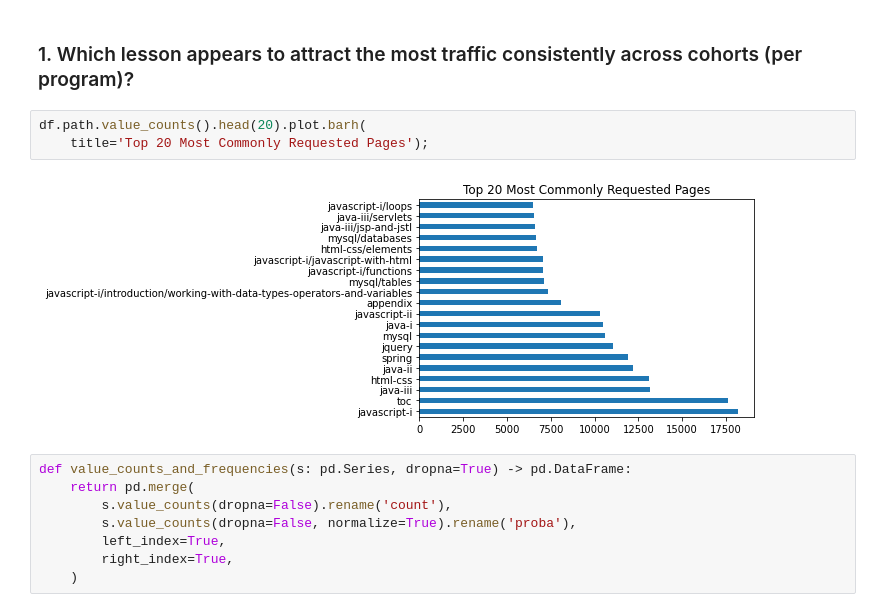
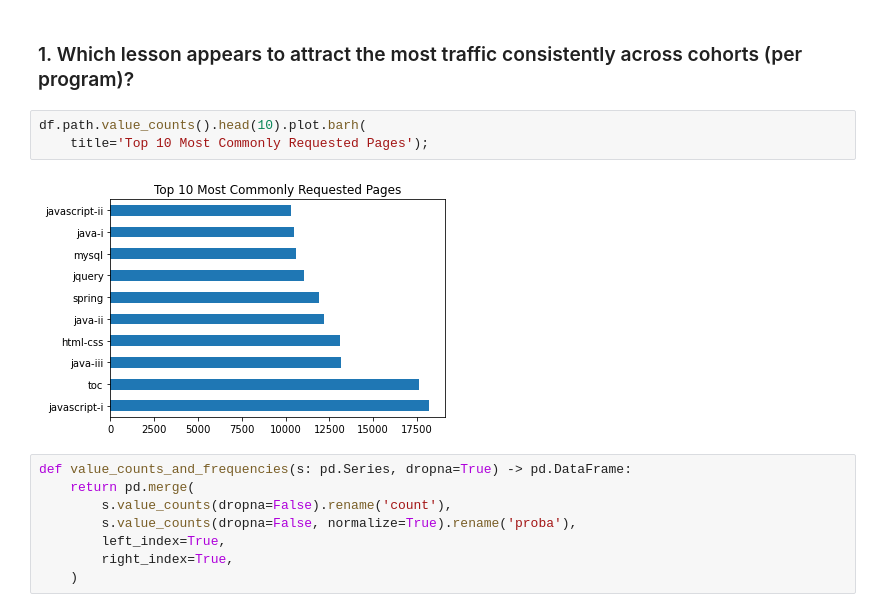
Before and after one commit to veronica-f-reyes/anomaly_detection_project, a Jupyter notebook: anomaly_detection_project.ipynb, the cells around one changed output. Saved outputs shown, nothing was run; the diff lists cells and outputs as text.

```diff
--- a/anomaly_detection_project.ipynb
+++ b/anomaly_detection_project.ipynb
@@ -427,10 +427,10 @@ pages.plot()
 # %% [markdown]
 ### 1. Which lesson appears to attract the most traffic consistently across cohorts (per program)?</code>
 # %%
-df.path.value_counts().head(20).plot.barh(
-    title='Top 20 Most Commonly Requested Pages');
+df.path.value_counts().head(10).plot.barh(
+    title='Top 10 Most Commonly Requested Pages');
 # %% [output]
-[figure, old version]
+[figure, new version]
 # %%
 def value_counts_and_frequencies(s: pd.Series, dropna=True) -> pd.DataFrame:
     return pd.merge(
```
Also changed, not shown: parts of 15 cells of this notebook.
